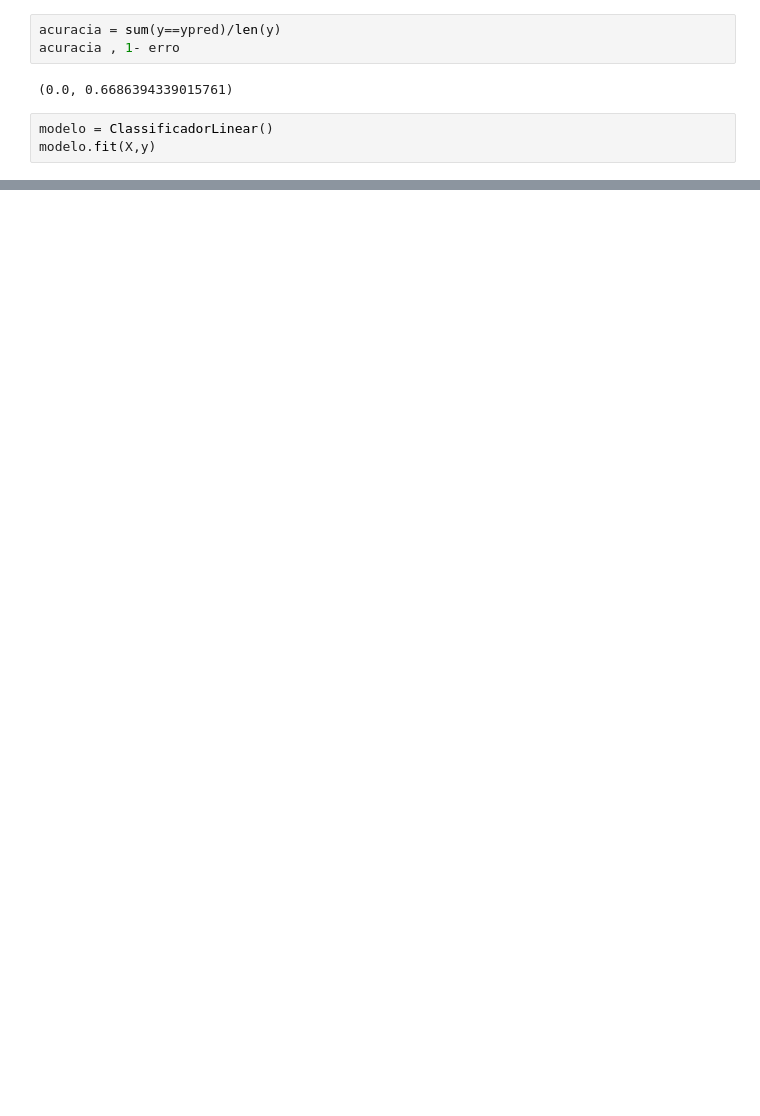
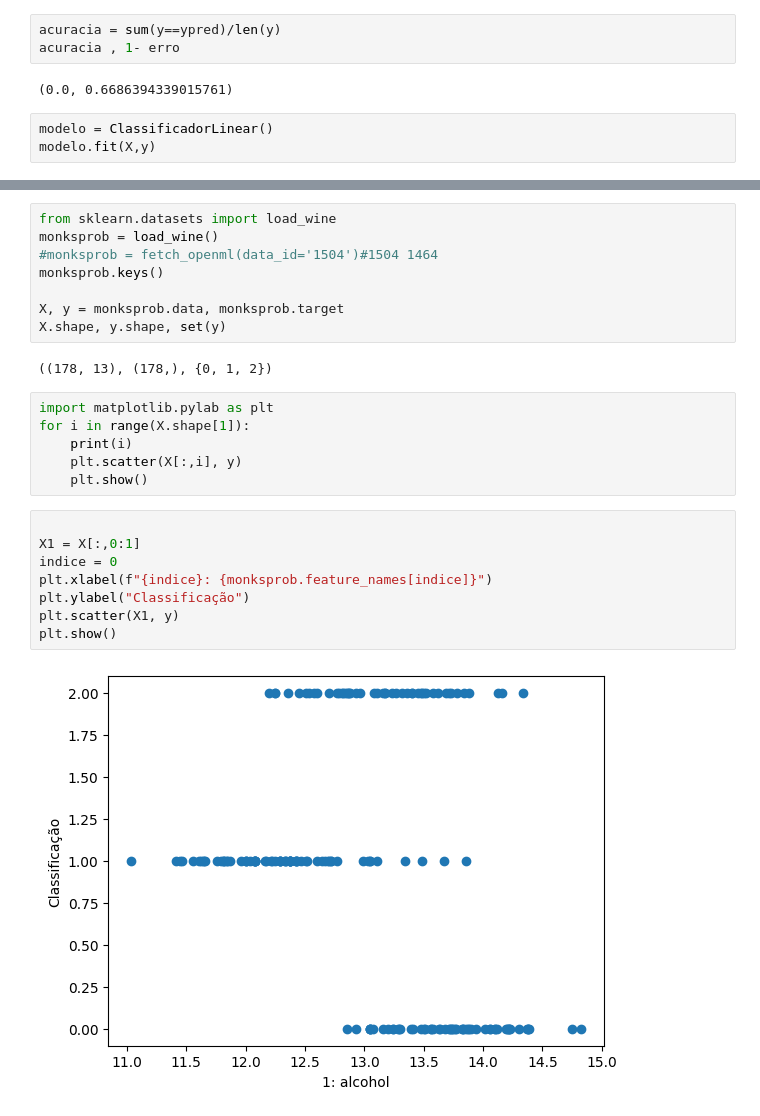
Before and after one commit to frferreira/Ifes-IA, a Jupyter notebook: Classificacao.ipynb, the cells around one changed output, grey strips where cells are left out. Drawn from its saved outputs; the diff is of its cells as text; blank space fills up the shorter version.

```diff
--- a/Classificacao.ipynb
+++ b/Classificacao.ipynb
@@ -133,0 +124,26 @@ TypeError: Labels in y_true and y_pred should be of the same type. Got y_true=['
+# %%
+from sklearn.datasets import load_wine
+monksprob = load_wine()
+#monksprob = fetch_openml(data_id='1504')#1504 1464
+monksprob.keys()
+
+X, y = monksprob.data, monksprob.target
+X.shape, y.shape, set(y)
+# %% [output]
+((178, 13), (178,), {0, 1, 2})
+# %%
+import matplotlib.pylab as plt
+for i in range(X.shape[1]):
+    print(i)
+    plt.scatter(X[:,i], y)
+    plt.show()
+# %%
+
+X1 = X[:,0:1]
+indice = 0
+plt.xlabel(f"{indice}: {monksprob.feature_names[indice]}")
+plt.ylabel("Classificação")
+plt.scatter(X1, y)
+plt.show()
+# %% [output]
+[figure, added]
```
Also changed, not shown: parts of 30 cells of this notebook.
